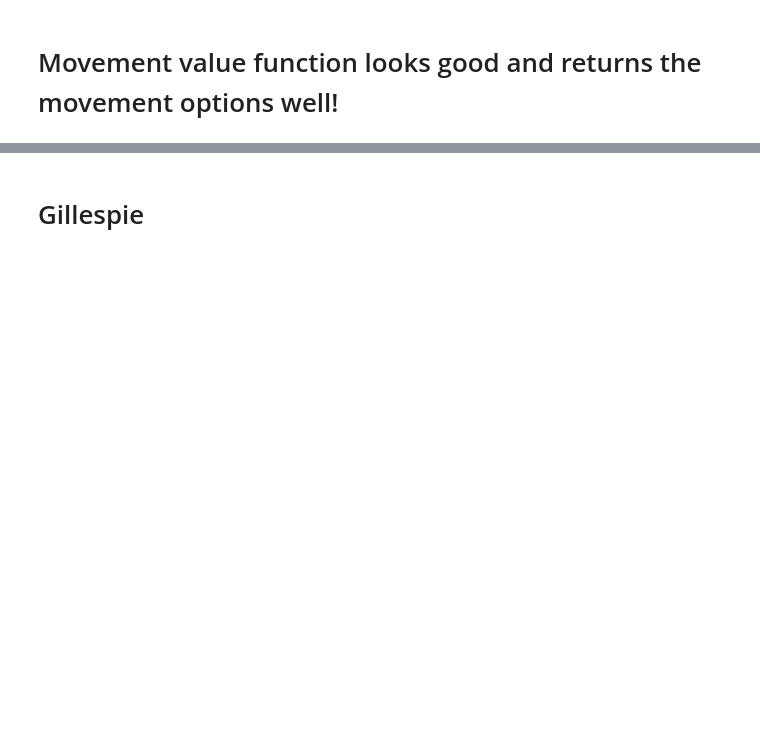
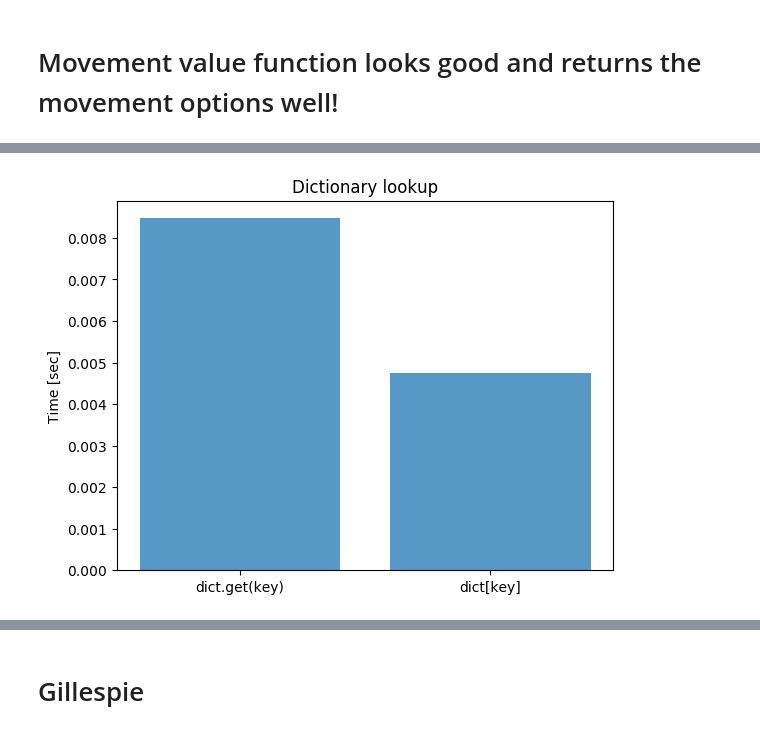
Before and after one commit to apadr007/Stochastic-RNA-granule-simulation, a Jupyter notebook: working on gillespie 01-12-17.ipynb, the cells around one changed output, grey strips where cells are left out. Saved outputs shown, nothing was run; the diff lists cells and outputs as text; code cells hidden in the pictures; blank space fills up the shorter version.

```diff
--- a/working on gillespie 01-12-17.ipynb
+++ b/working on gillespie 01-12-17.ipynb
@@ -122,0 +471,17 @@ movement_finder(position_selected, illegal_moves, layout_old, spaceMin, spaceMax
+# %%
+import matplotlib.pyplot as plt; plt.rcdefaults()
+import numpy as np
+import matplotlib.pyplot as plt
+
+objects = ('dict.get(key)', 'dict[key]')
+y_pos = np.arange(len(objects))
+performance = [0.008472, 0.00476]
+
+plt.bar(y_pos, performance, align='center', alpha=0.75)
+plt.xticks(y_pos, objects)
+plt.ylabel('Time [sec]')
+plt.title('Dictionary lookup')
+
+plt.show()
+# %% [output]
+[figure, added]
```
Also changed, not shown: parts of 58 cells of this notebook, 13 other files.
